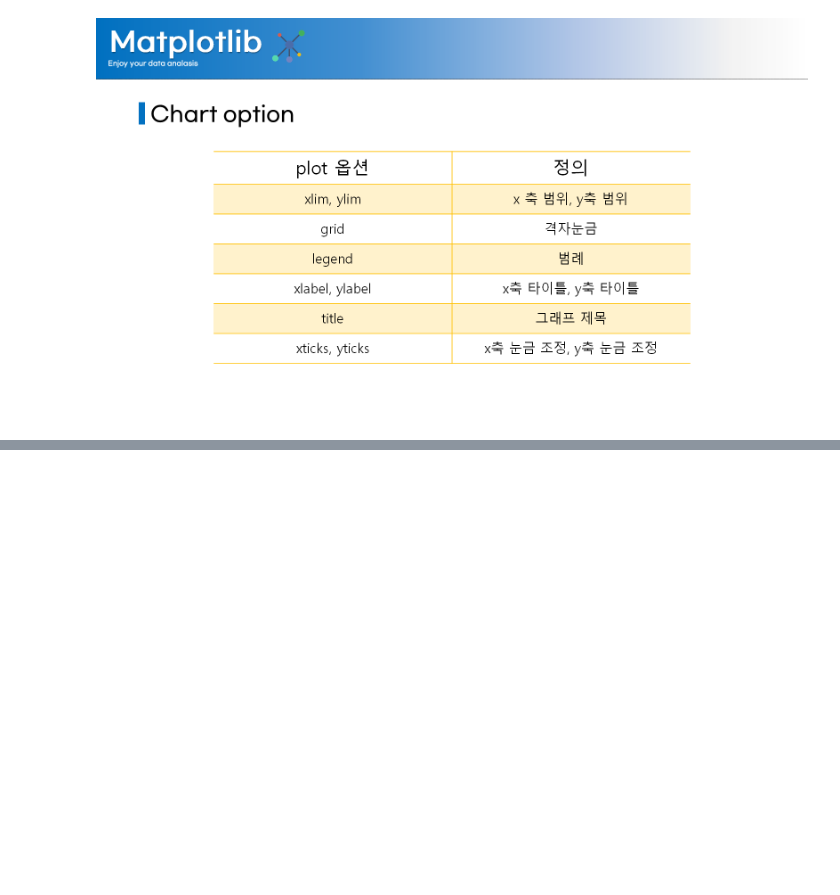
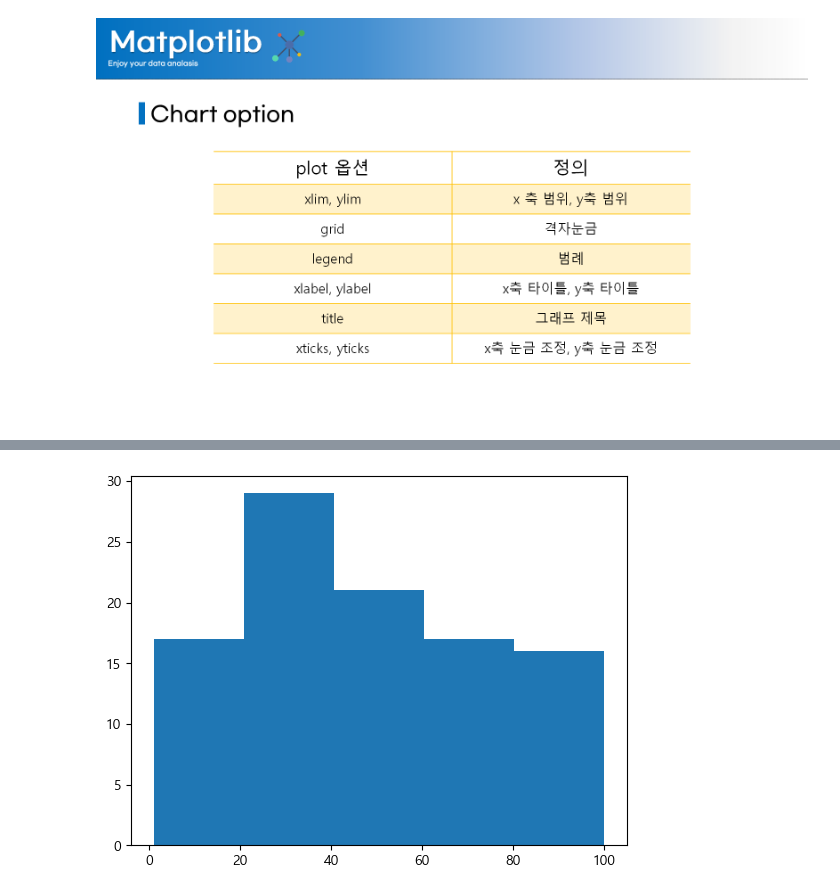
Before and after one commit to 2013je/Python_jpnb, a Jupyter notebook: 4.Matplotlib.ipynb, the cells around one changed output, grey strips where cells are left out. Saved outputs shown, nothing was run; the diff lists cells and outputs as text; code cells hidden in the pictures; blank space fills up the shorter version.

```diff
--- a/4.Matplotlib.ipynb
+++ b/4.Matplotlib.ipynb
@@ -136,0 +253,5 @@ Name: 출생아수(천명), dtype: int64
+# %%
+plt.hist(a,bins=5) # bins 명확히 표현
+plt.show()
+# %% [output]
+[figure, added]
```
Also changed, not shown: parts of 25 cells of this notebook, 2 other files.
